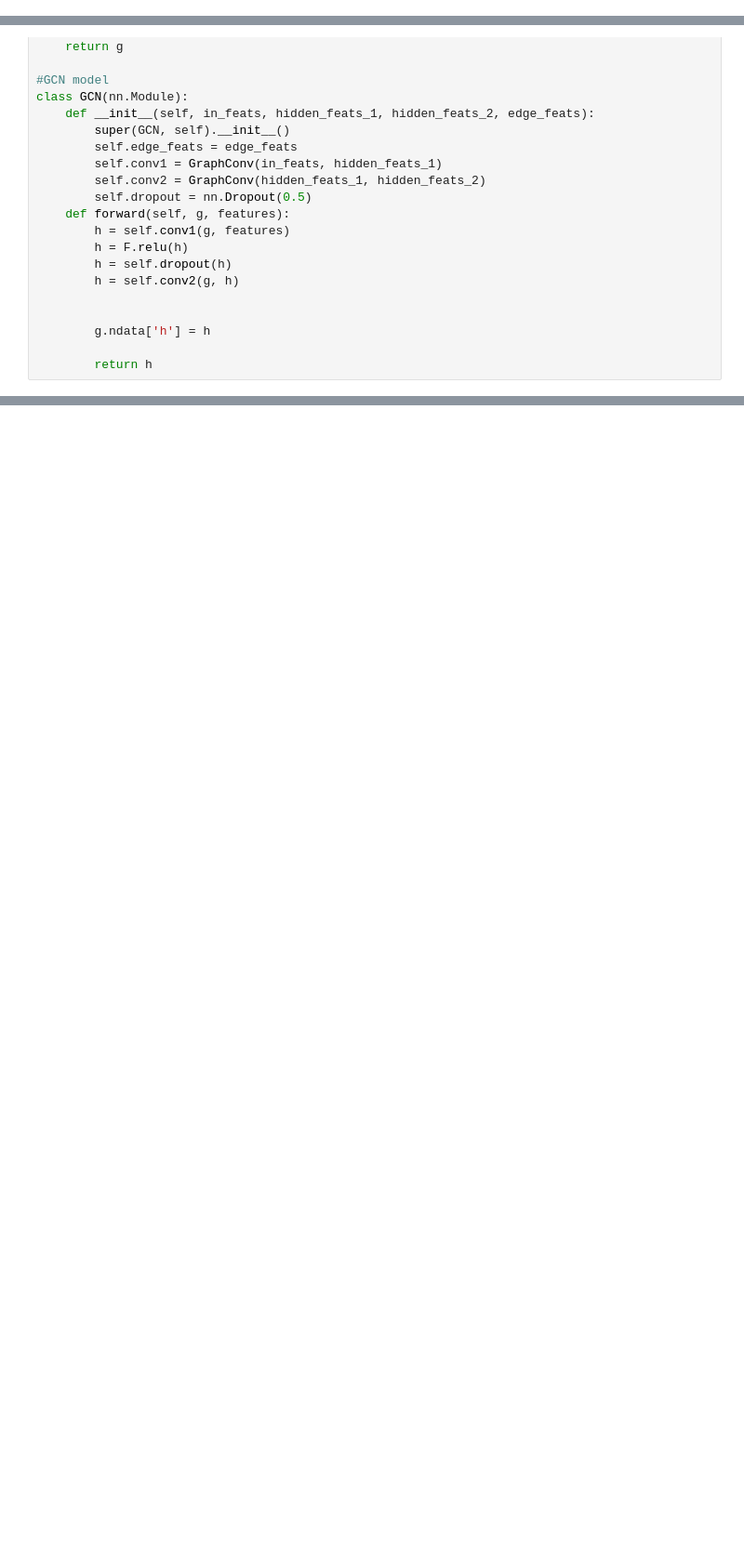
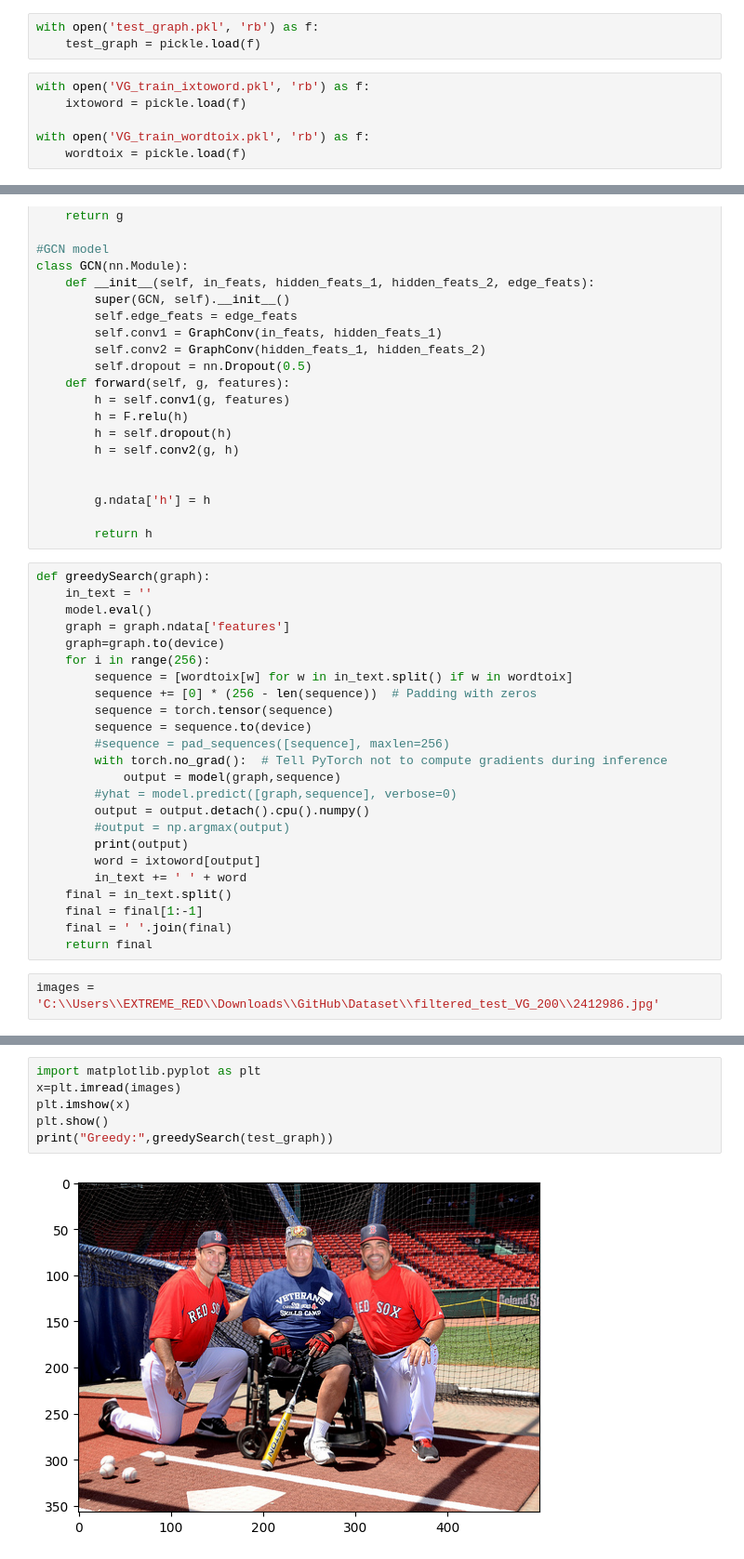
Before and after one commit to Aniket10singh16/Image2Description, a Jupyter notebook: model2.ipynb, the cells around one changed output, grey strips where cells are left out. Shown at 93% size. Saved outputs shown, nothing was run; the diff lists cells and outputs as text; blank space fills up the shorter version.

Commit message:
attention model

```diff
--- a/model2.ipynb
+++ b/model2.ipynb
@@ -165,3 +387,12 @@ train_model(model, train_loader, criterion, optimizer, num_epochs)
+# %%
+with open('test_graph.pkl', 'rb') as f:
+    test_graph = pickle.load(f)
+# %%
+with open('VG_train_ixtoword.pkl', 'rb') as f:
+    ixtoword = pickle.load(f)
+
+with open('VG_train_wordtoix.pkl', 'rb') as f:
+    wordtoix = pickle.load(f)
 # %%
 # <==============  GCN Model  ==============>
 
@@ -197,3 +428,29 @@ class GCN(nn.Module):
         g.ndata['h'] = h
 
         return h
+# %%
+def greedySearch(graph):
+    in_text = ''
+    model.eval()
+    graph = graph.ndata['features']
+    graph=graph.to(device)
+    for i in range(256):
+        sequence = [wordtoix[w] for w in in_text.split() if w in wordtoix]
+        sequence += [0] * (256 - len(sequence))  # Padding with zeros
+        sequence = torch.tensor(sequence)
+        sequence = sequence.to(device)
+        #sequence = pad_sequences([sequence], maxlen=256)
+        with torch.no_grad():  # Tell PyTorch not to compute gradients during inference
+            output = model(graph,sequence)
+        #yhat = model.predict([graph,sequence], verbose=0)
+        output = output.detach().cpu().numpy()
+        #output = np.argmax(output)
+        print(output)
+        word = ixtoword[output]
+        in_text += ' ' + word
+    final = in_text.split()
+    final = final[1:-1]
+    final = ' '.join(final)
+    return final
+# %%
+images = 'C:\\Users\\EXTREME_RED\\Downloads\\GitHub\Dataset\\filtered_test_VG_200\\2412986.jpg'
@@ -199,0 +459,8 @@ class GCN(nn.Module):
+# %%
+import matplotlib.pyplot as plt
+x=plt.imread(images)
+plt.imshow(x)
+plt.show()
+print("Greedy:",greedySearch(test_graph))
+# %% [output]
+[figure, added]
```
Also changed, not shown: parts of 15 cells of this notebook, 5 other files.
